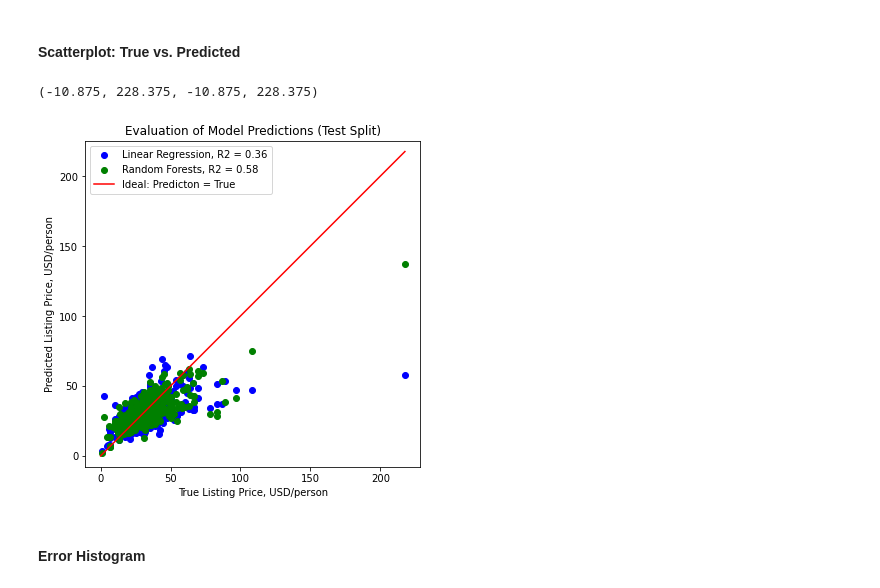
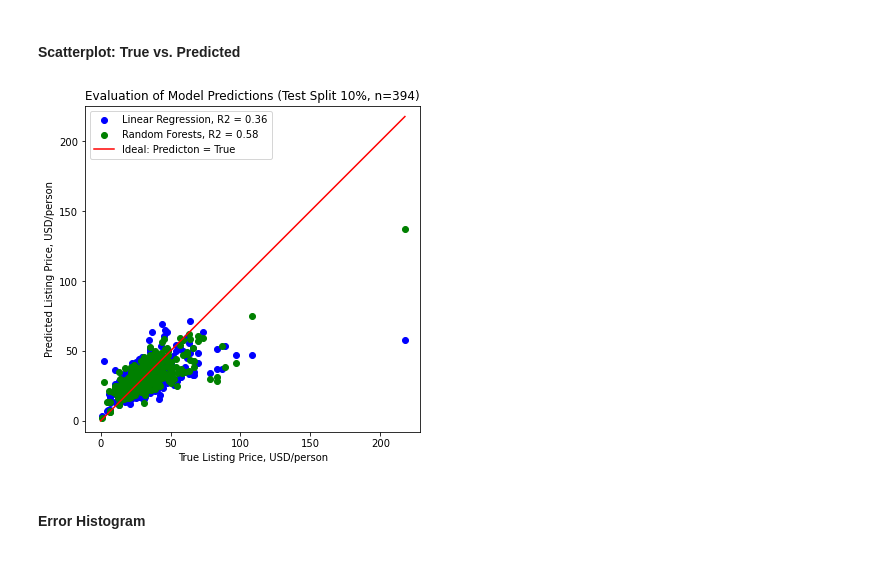
Before and after one commit to mxagar/airbnb_data_analysis, a Jupyter notebook: 03_AirBnB_DataAnalysis_Modelling.ipynb, the cells around one changed output. Drawn from its saved outputs; the diff is of its cells as text; code cells hidden in the pictures.

```diff
--- a/03_AirBnB_DataAnalysis_Modelling.ipynb
+++ b/03_AirBnB_DataAnalysis_Modelling.ipynb
@@ -242,25 +242,25 @@ Average listing price:  28
 # %%
 # Real vs. Predicted
 # The R2 is only 0.57
 # We can see that as the price increases, the prediction error increases
 # as heppened with the linear regression model
 # However, the prediction and true points are closer to the ideal line
 plt.figure(figsize=(6,6))
 x = np.exp(y_test)
 y_rf = np.exp(rf.predict(X_test))
 #x = np.exp(y_train)
 #y_rf = np.exp(rf.predict(X_train))
 plt.scatter(x, y_lm,color='b',alpha=1.0)
 plt.scatter(x, y_rf,color='g',alpha=1.0)
 plt.plot(np.array([0,np.max(x)],dtype='object'),np.array([0,np.max(x)],dtype='object'),'r-')
 plt.legend([f'Linear Regression, R2 = {r2_test_lm}',f'Random Forests, R2 = {r2_test_rf}','Ideal: Predicton = True'])
 plt.xlabel('True Listing Price, USD/person')
 plt.ylabel('Predicted Listing Price, USD/person')
-plt.title('Evaluation of Model Predictions (Test Split)')
+plt.title('Evaluation of Model Predictions (Test Split 10%, n=394)')
 plt.axis('equal')
+plt.savefig('./pics/regression_evaluation.png',dpi=600,transparent=True,bbox_inches='tight')
 # %% [output]
-(-10.875, 228.375, -10.875, 228.375)
-[figure, old version]
+[figure, new version]
 # %% [markdown]
 #### Error Histogram
 # %%
```
Also changed, not shown: parts of 4 cells of this notebook, 21 other files.
